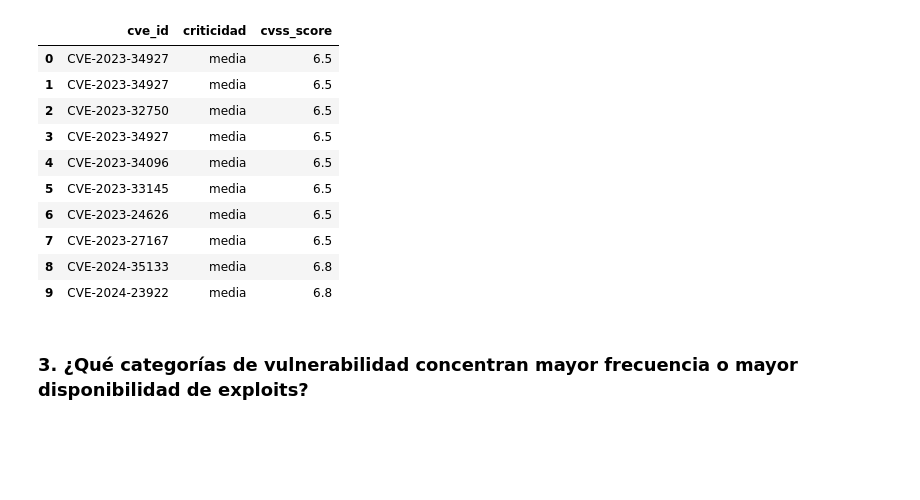
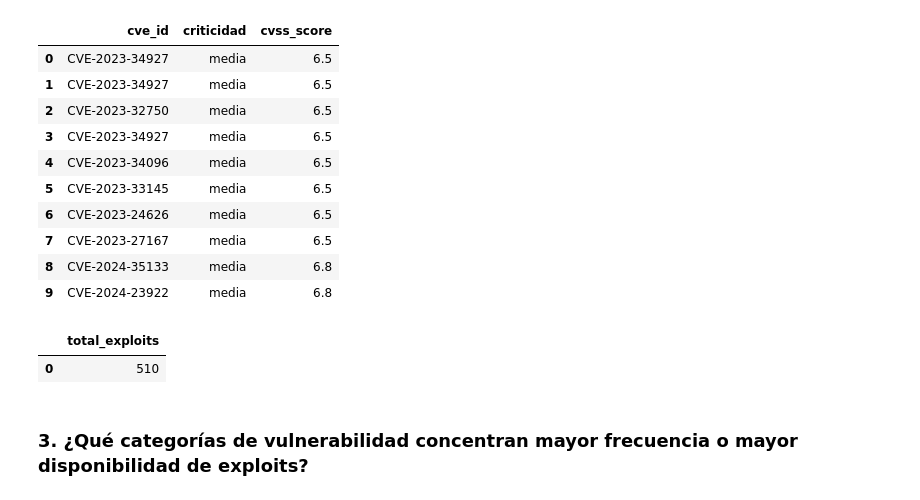
Before and after one commit to cjay-zambrano/cybersecurity-etl-pipeline, a Jupyter notebook: notebooks/03_carga.ipynb, the cells around one changed output. Cells and saved outputs as stored; diff of their text form; code cells hidden in the pictures; blank space fills up the shorter version.

```diff
--- a/notebooks/03_carga.ipynb
+++ b/notebooks/03_carga.ipynb
@@ -94,6 +94,17 @@ pd.read_sql(query, conn)
 | 7 | CVE-2023-27167 | media | 6.5 |
 | 8 | CVE-2024-35133 | media | 6.8 |
 | 9 | CVE-2024-23922 | media | 6.8 |
+# %%
+query = """
+SELECT COUNT(*) as total_exploits
+FROM vulnerabilidades
+WHERE tiene_exploit = 1
+"""
+
+pd.read_sql(query, conn)
+# %% [output]
+|  | total_exploits |
+| 0 | 510 |
 # %% [markdown]
 ### 3. ¿Qué categorías de vulnerabilidad concentran mayor frecuencia o mayor disponibilidad de exploits?
 # %%
```
Also changed, not shown: parts of 2 cells of this notebook, 3 other files.
